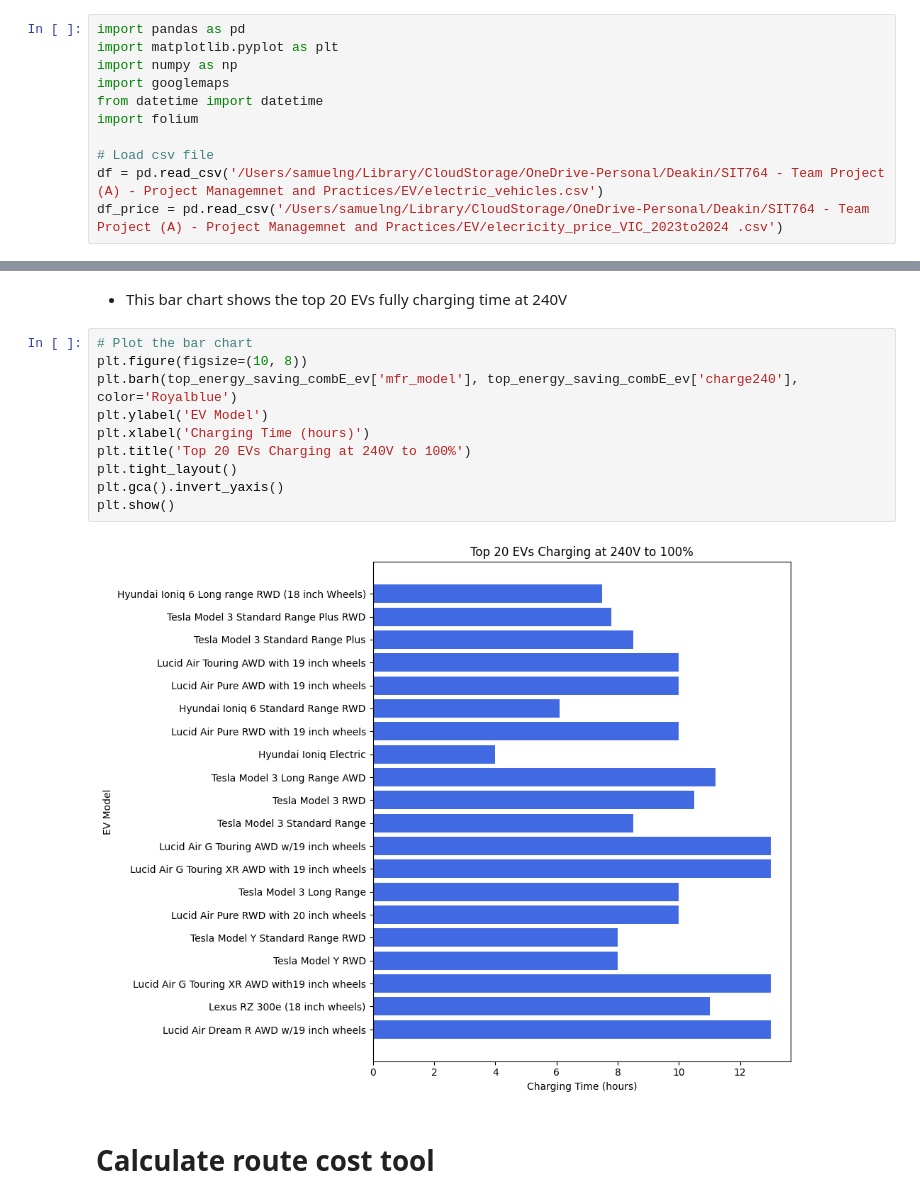
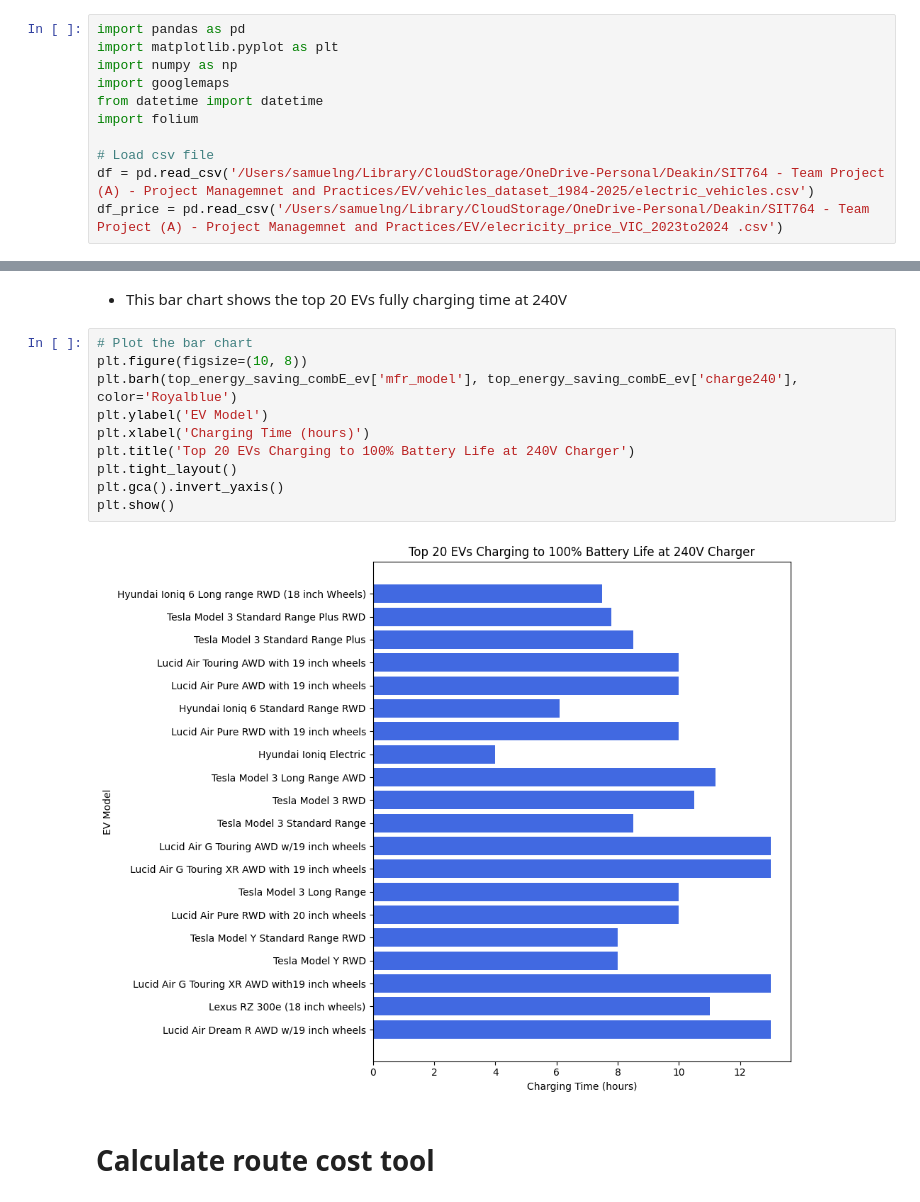
Before and after one commit to VarunSaiBurla/EVCFLO, a Jupyter notebook: Branches/Samuel_Ng/EV_energy_consumption_and_cost.ipynb, the cells around one changed output, grey strips where cells are left out. Saved outputs shown, nothing was run; the diff lists cells and outputs as text.

```diff
--- a/Branches/Samuel_Ng/EV_energy_consumption_and_cost.ipynb
+++ b/Branches/Samuel_Ng/EV_energy_consumption_and_cost.ipynb
@@ -17,7 +17,7 @@ from datetime import datetime
 import folium
 
 # Load csv file
-df = pd.read_csv('/Users/samuelng/Library/CloudStorage/OneDrive-Personal/Deakin/SIT764 - Team Project (A) - Project Managemnet and Practices/EV/electric_vehicles.csv')
+df = pd.read_csv('/Users/samuelng/Library/CloudStorage/OneDrive-Personal/Deakin/SIT764 - Team Project (A) - Project Managemnet and Practices/EV/vehicles_dataset_1984-2025/electric_vehicles.csv')
 df_price = pd.read_csv('/Users/samuelng/Library/CloudStorage/OneDrive-Personal/Deakin/SIT764 - Team Project (A) - Project Managemnet and Practices/EV/elecricity_price_VIC_2023to2024 .csv')
 # %% [markdown]
 # EV industry growing from 1998 to 2024
@@ -130,15 +130,15 @@ plt.show()
 # %%
 # Plot the bar chart
 plt.figure(figsize=(10, 8))
 plt.barh(top_energy_saving_combE_ev['mfr_model'], top_energy_saving_combE_ev['charge240'], color='Royalblue')
 plt.ylabel('EV Model')
 plt.xlabel('Charging Time (hours)')
-plt.title('Top 20 EVs Charging at 240V to 100%')
+plt.title('Top 20 EVs Charging to 100% Battery Life at 240V Charger')
 plt.tight_layout()
 plt.gca().invert_yaxis()
 plt.show()
 # %% [output]
-[figure, old version]
+[figure, new version]
 # %% [markdown]
 # Calculate route cost tool
 # %% [markdown]
```
Also changed, not shown: parts of 8 cells of this notebook.
